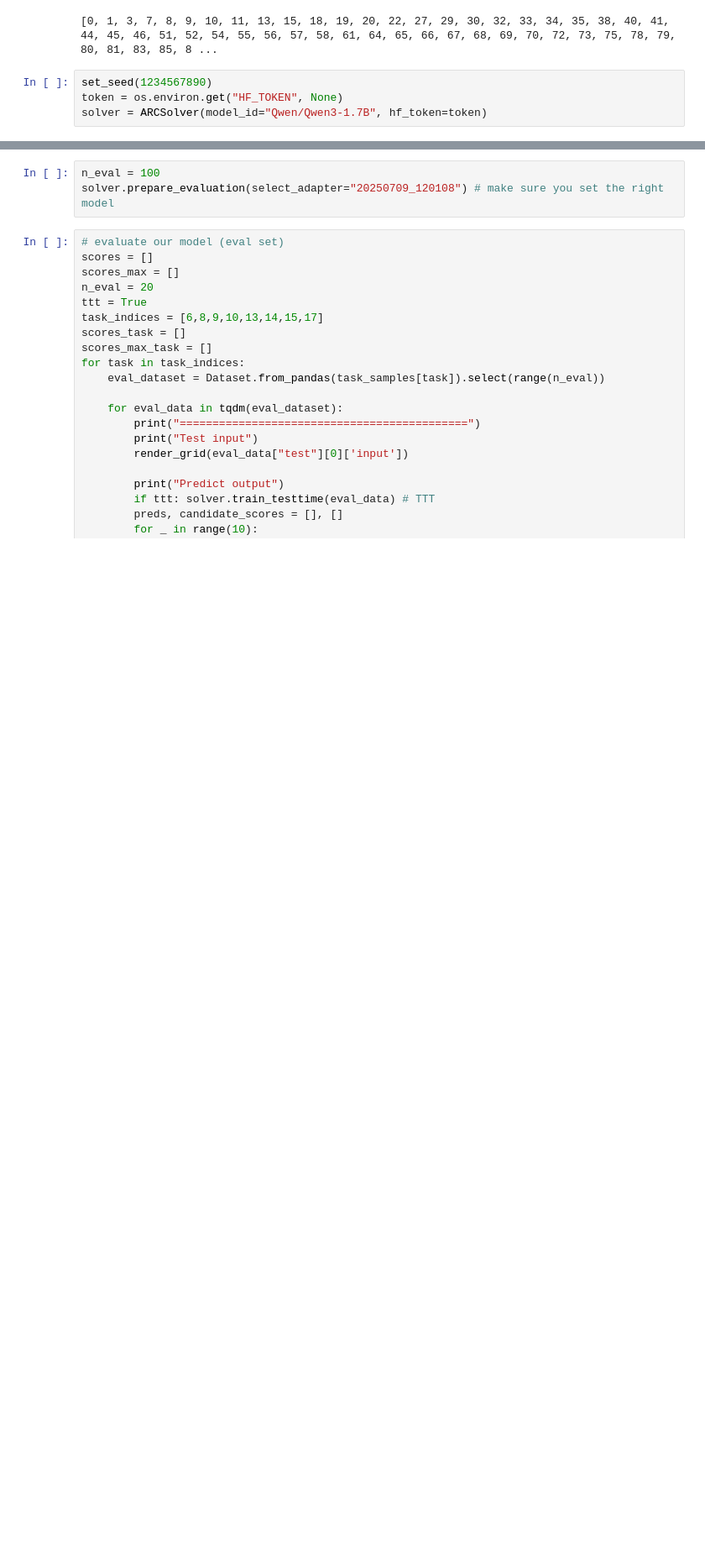
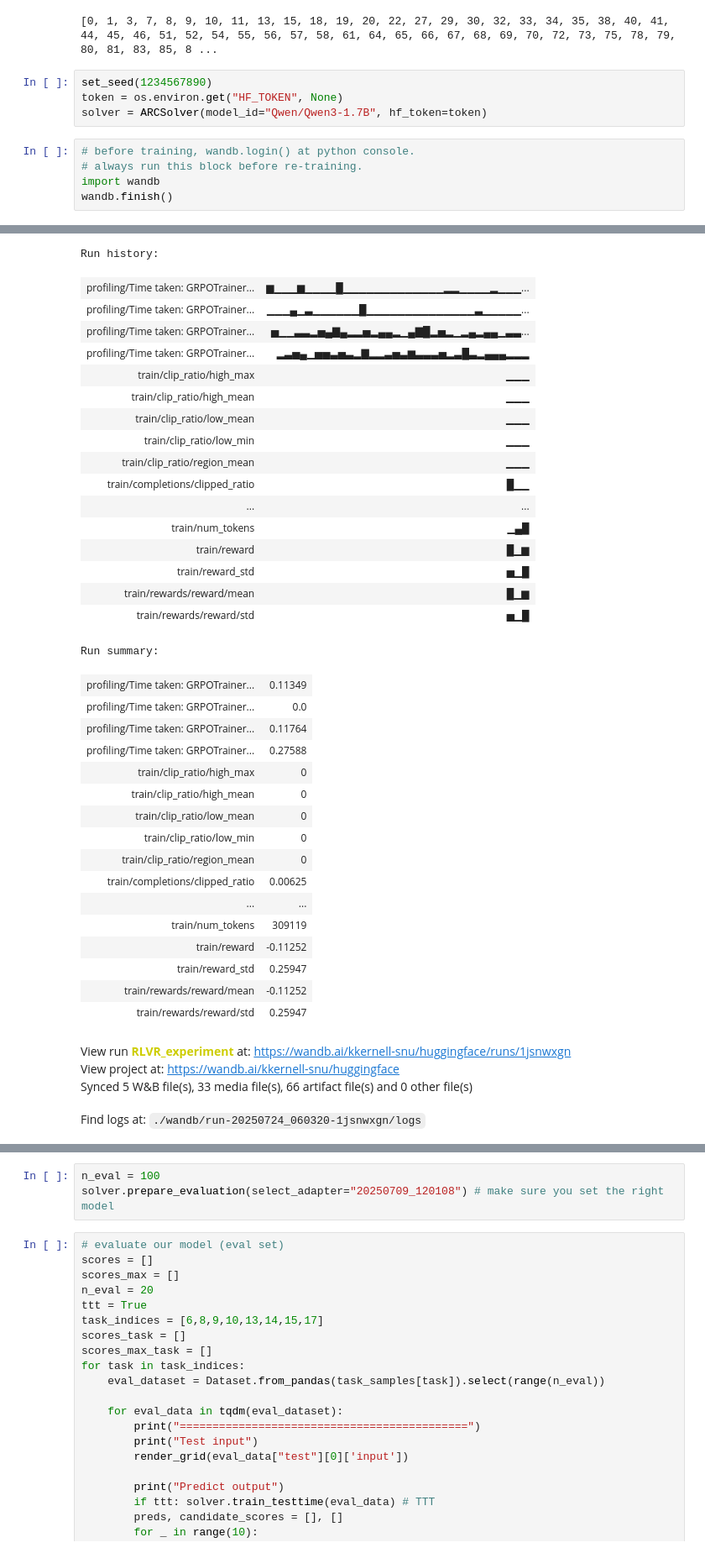
Before and after one commit to gs20119/ArcProject, a Jupyter notebook: train_qwen.ipynb, the cells around one changed output, grey strips where cells are left out. Shown: that part at 84% size. Saved outputs shown, nothing was run; the diff lists cells and outputs as text; blank space fills up the shorter version.

```diff
--- a/train_qwen.ipynb
+++ b/train_qwen.ipynb
@@ -124,3 +142,9 @@ print(simple_tasks)
 set_seed(1234567890)
 token = os.environ.get("HF_TOKEN", None)
 solver = ARCSolver(model_id="Qwen/Qwen3-1.7B", hf_token=token)
+# %%
+# before training, wandb.login() at python console.
+# always run this block before re-training.
+import wandb
+wandb.finish()
+# %% [output]
@@ -127 +152,39 @@ solver = ARCSolver(model_id="Qwen/Qwen3-1.7B", hf_token=token)
+Run history:
+| profiling/Time taken: GRPOTrainer... | ▆▁▁▁▆▁▁▁▁█▁▁▁▁▁▁▁▁▁▁▁▁▁▂▂▁▁▁▁▂▁▁▁... |
+| profiling/Time taken: GRPOTrainer... | ▁▁▁▄▁▃▁▁▁▁▁▁█▁▁▁▁▁▁▁▁▁▁▁▁▁▁▃▁▁▁▁▁... |
+| profiling/Time taken: GRPOTrainer... | ▅▁▁▃▃▂▅▄▇▄▂▂▅▂▄▄▂▁▄▇█▂▅▂▁▂▄▂▄▄▁▃▃... |
+| profiling/Time taken: GRPOTrainer... | ▂▃▅▄▁▅▅▃▅▃▂▇▂▂▃▅▃▆▃▃▃▅▂▃█▃▂▄▄▄▂▂▂ |
+| train/clip_ratio/high_max | ▁▁▁ |
+| train/clip_ratio/high_mean | ▁▁▁ |
+| train/clip_ratio/low_mean | ▁▁▁ |
+| train/clip_ratio/low_min | ▁▁▁ |
+| train/clip_ratio/region_mean | ▁▁▁ |
+| train/completions/clipped_ratio | █▁▁ |
+| ... | ... |
+| train/num_tokens | ▁▄█ |
+| train/reward | █▁▆ |
+| train/reward_std | ▅▁█ |
+| train/rewards/reward/mean | █▁▆ |
+| train/rewards/reward/std | ▅▁█ |
+Run summary:
+| profiling/Time taken: GRPOTrainer... | 0.11349 |
+| profiling/Time taken: GRPOTrainer... | 0.0 |
+| profiling/Time taken: GRPOTrainer... | 0.11764 |
+| profiling/Time taken: GRPOTrainer... | 0.27588 |
+| train/clip_ratio/high_max | 0 |
+| train/clip_ratio/high_mean | 0 |
+| train/clip_ratio/low_mean | 0 |
+| train/clip_ratio/low_min | 0 |
+| train/clip_ratio/region_mean | 0 |
+| train/completions/clipped_ratio | 0.00625 |
+| ... | ... |
+| train/num_tokens | 309119 |
+| train/reward | -0.11252 |
+| train/reward_std | 0.25947 |
+| train/rewards/reward/mean | -0.11252 |
+| train/rewards/reward/std | 0.25947 |
+View run RLVR_experiment at: https://wandb.ai/kkernell-snu/huggingface/runs/1jsnwxgn
+View project at: https://wandb.ai/kkernell-snu/huggingface
+Synced 5 W&B file(s), 33 media file(s), 66 artifact file(s) and 0 other file(s)
+Find logs at: ./wandb/run-20250724_060320-1jsnwxgn/logs
 # %%
```
Also changed, not shown: parts of 8 cells of this notebook, 2 other files.
